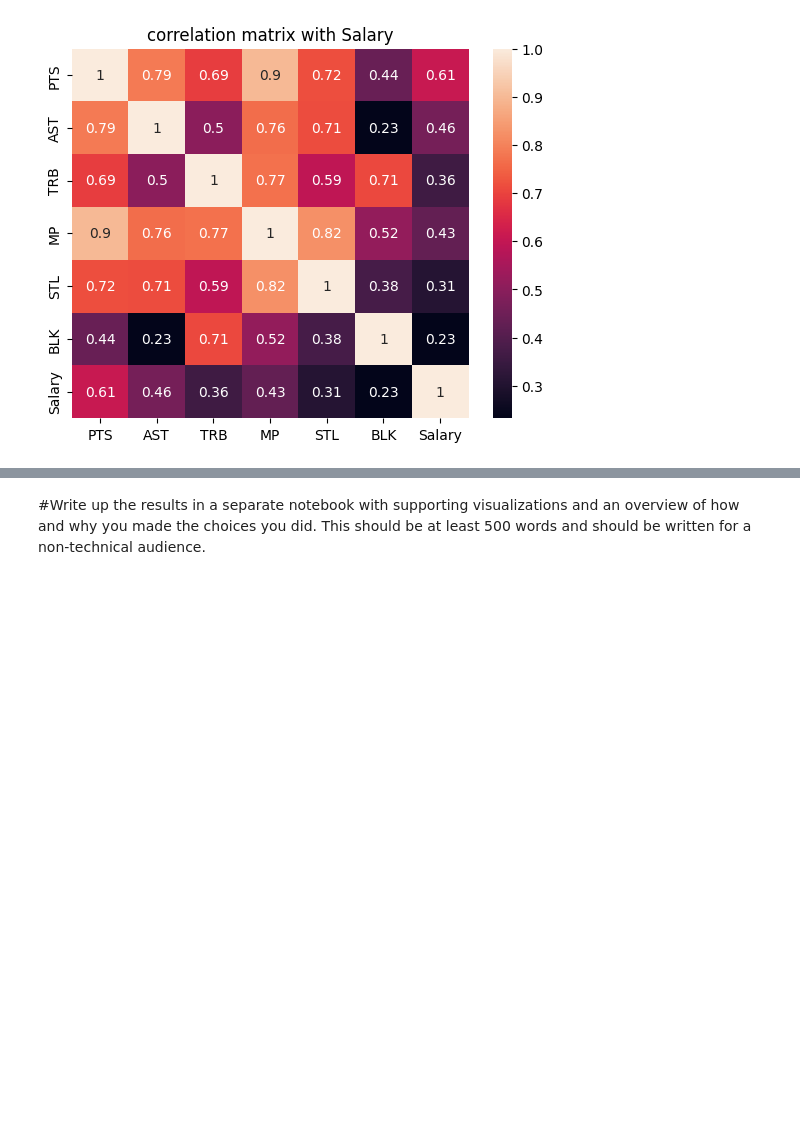
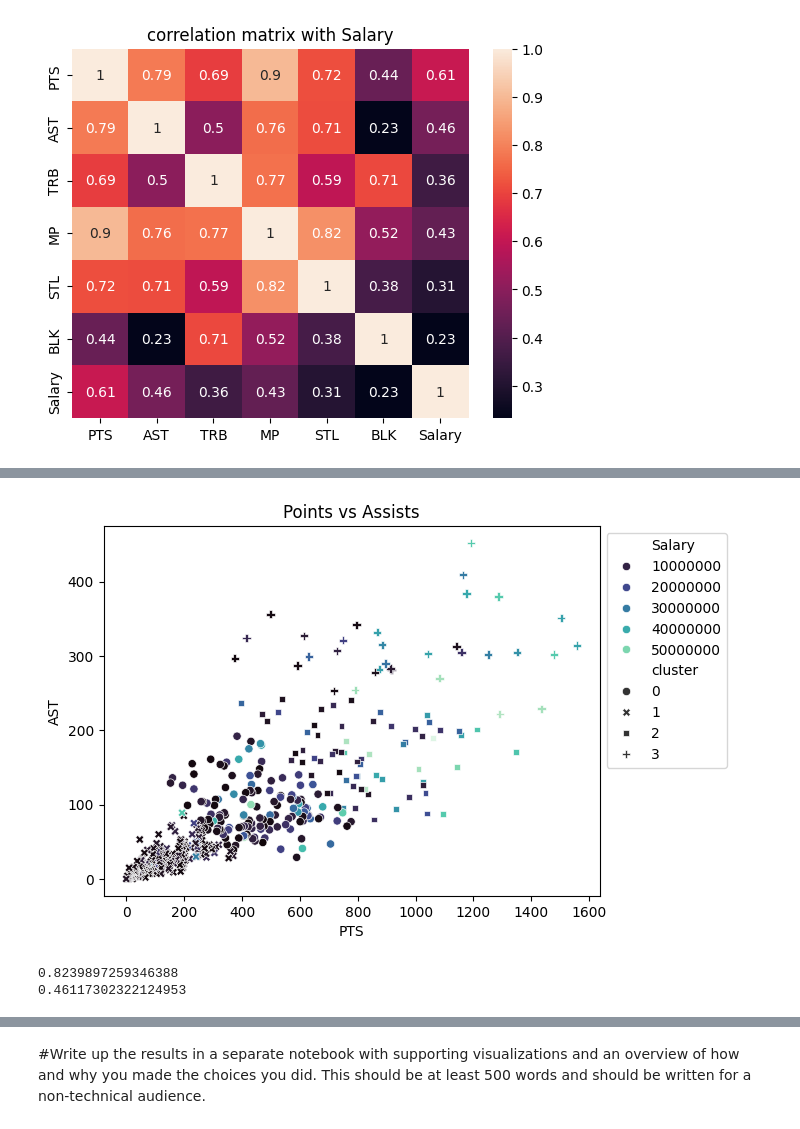
Before and after one commit to kenzkleczynski/week_6_clustering, a Jupyter notebook: Lab-Clustering.ipynb, the cells around one changed output, grey strips where cells are left out. Drawn from its saved outputs; the diff is of its cells as text; code cells hidden in the pictures; blank space fills up the shorter version.

```diff
--- a/Lab-Clustering.ipynb
+++ b/Lab-Clustering.ipynb
@@ -158,17 +187,17 @@ plt.show()
 #scale the data
 from sklearn.preprocessing import StandardScaler
 
-features = df[['PTS','AST','TRB','MP','STL','BLK']]
+features = df[['PTS','AST']]
 scaler = StandardScaler()
 scaled_data = scaler.fit_transform(features)
 # %%
 #Run the clustering algo with your best guess for K
 
-# Im gonna do K=3. I dont know much about basketball but maybe having a group of the best, the middle, adn the worst
+# Im gonna do K=4. I dont know much about basketball but maybe having a group of the best, the upper middle , the lower middle, adn the worst
 # players will be a good start and then can adjust from there.
 # first trying out players PTS poinst scored and AST assists to show how they score but also play as a team member.
 # Initialize KMeans with K=3
-model = KMeans(n_clusters=3, random_state=1)
+model = KMeans(n_clusters=4, random_state=1)
 # fit
 model.fit(scaled_data)
 # add the cluster labels to the data frame
@@ -221,0 +229,45 @@ Inertia (Within-cluster sum of squares): 936.17
+# %%
+#Create a visualization of the results with 2 or 3 variables that you think will best
+#differentiate the clusters
+
+sns.scatterplot(data=df, x='PTS', y='AST', hue='Salary', style='cluster', palette='mako') #set the color to salar and the cluster shape to the cluster number
+#looking for dark colors in the upper right corner to show the best players with the lowest salary and but high points and assists
+plt.legend(bbox_to_anchor=(1, 1), loc=2) # move legend outside of the plot
+plt.title('Points vs Assists')
+plt.show()
+# %% [output]
+[figure, added]
+# %%
+#Evaluate the quality of the clustering using total variance explained and silhouette scores
+
+#calculate the variance explained (how much of the total spread is explained by the clusters)
+# total spread
+# this finds how far every point is from the average of the whole dataset
+#get by finsing sum of the squared distance from each point to the mean of the whole dataset
+total_ss_scaled = np.sum(scaled_data**2)
+# subtract the dpread inside hte clusters
+# .inertia_ is the distance points still have from their cluster centers
+between_SSE = (total_ss_scaled - model.inertia_)
+#get the percentage of variance explained
+# if low % then the clusters are not doing a good job of grouping similar
+# points together and there is still a lot of spread within the clusters
+#if its a high % then the clusters are doing a good job of grouping similar points
+#  together and there is not much spread within the clusters
+var_explained = between_SSE / total_ss_scaled
+print(var_explained)
+# 82.39 is pretty good, it means that the clusters are doing a good job of grouping
+# similar points together and there is not much spread within the clusters
+
+#calculate silhouette score
+from sklearn.metrics import silhouette_score
+#i did not really know what this meant but now i understnad it as a way to measure how well and distincly
+# the clusters are separated from each other and how well the points are grouped together within the clusters
+silhouette = silhouette_score(scaled_data, model.labels_)
+print(silhouette)
+#0.46117302322124953
+# can be from -1 to 1
+#this is also a pretty good number because it is close to 1 which means that theres clear seperation btw
+# the cluster and the clusters themselves are grouped together well
+# %% [output]
+0.8239897259346388
+0.46117302322124953
```
Also changed, not shown: parts of 19 cells of this notebook, 1 other file.
